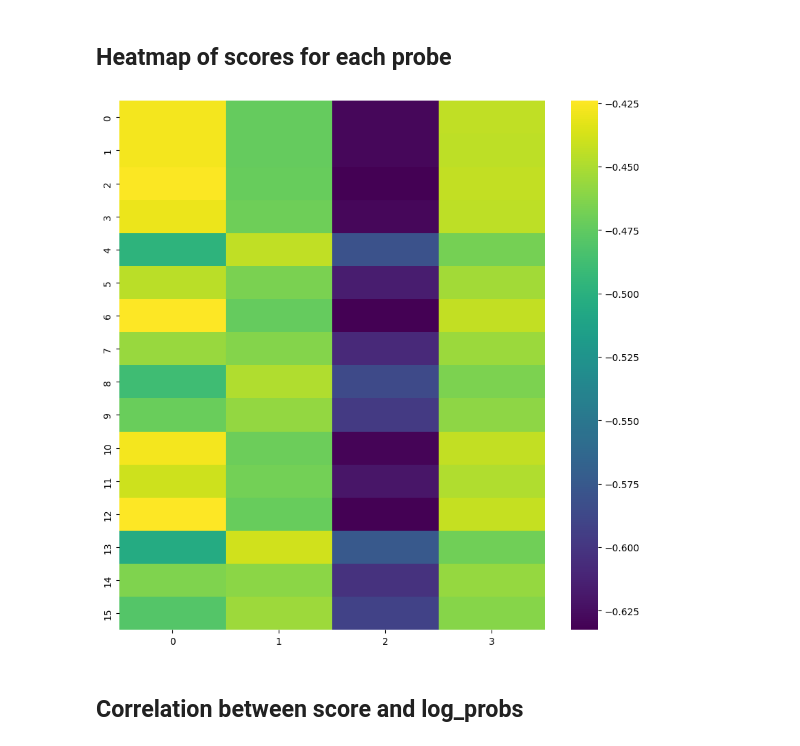
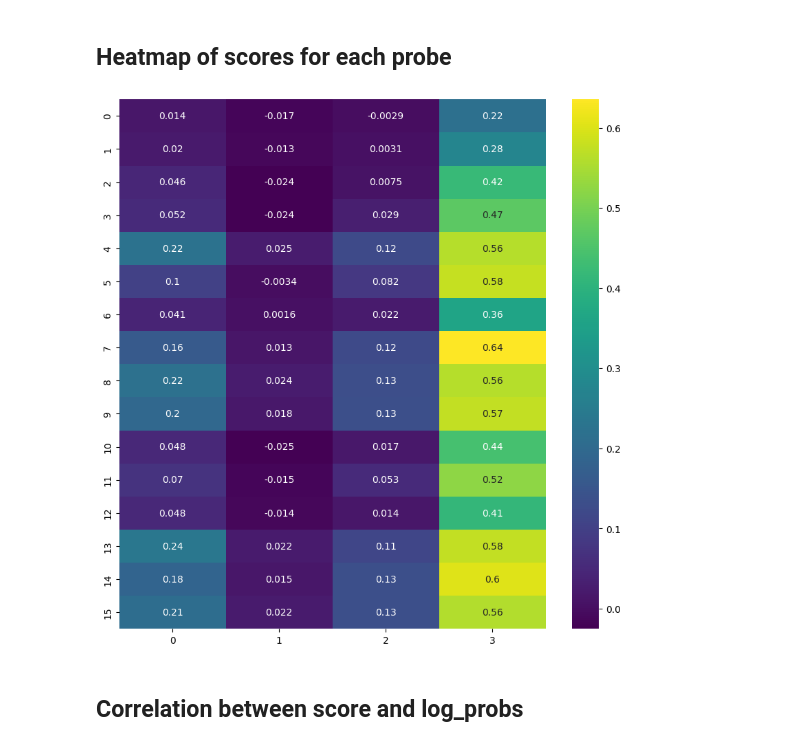
Before and after one commit to gboxo/Zym_SAEs, a Jupyter notebook: experiments/Detect Synth Probing/n_sequences.ipynb, the cells around one changed output. Cells and saved outputs as stored; diff of their text form; code cells hidden in the pictures.

```diff
--- a/experiments/Detect Synth Probing/n_sequences.ipynb
+++ b/experiments/Detect Synth Probing/n_sequences.ipynb
@@ -119,14 +119,14 @@ for file in files:
 ## Get representations without EC labels
 # %%
 names_filter = lambda x: x.endswith("26.hook_resid_pre")
-ec = "4.2.1.46"
+ec = "4.2.1.1"
 all_logits = []
 all_activations = []
 all_perplexities = []
 all_log_probs = []
 with torch.no_grad():
     for seq in sequences:
-        inputs = tokenizer.encode(seq, return_tensors="pt").to("cuda")
+        inputs = tokenizer.encode(f"{ec}<sep><start>{seq}", return_tensors="pt").to("cuda")
         logits, cache = model.run_with_cache(inputs, names_filter=names_filter)
         all_activations.append(cache["blocks.26.hook_resid_pre"])
         all_logits.append(logits)
@@ -159,10 +159,13 @@ plt.show()
 ## Compute scores for all probes
 # %%
 score_per_probe = {}
+scores_per_probe = {}
 for i, coef in enumerate(coefs):
     score_per_probe[i] = {}
+    scores_per_probe[i] = {}
     for j, feature in enumerate(all_features):
         log_probs = all_log_probs[j]
         normalized_log_probs = (log_probs - np.min(log_probs)) / (np.max(log_probs) - np.min(log_probs))
         score = coef @ feature.toarray().T
         score_per_probe[i][j] = np.mean(score[0][1:] * normalized_log_probs)
+        scores_per_probe[i][j] = score[0][1:]
@@ -174,12 +183,12 @@ score.shape
 ## Heatmap of scores for each probe
 # %%
 X = np.array([[score_per_probe[i][j] for j in range(len(all_features))] for i in range(4,len(probes))])
-X_norm = X / np.linalg.norm(X, axis=1, keepdims=True)
+#X_norm = X / np.linalg.norm(X, axis=1, keepdims=True)
 plt.figure(figsize=(10, 10))
-sns.heatmap(X_norm, cmap="viridis")
+sns.heatmap(X, cmap="viridis", annot=True)
 plt.show()
 # %% [output]
-[figure, old version]
+[figure, new version]
 # %% [markdown]
 ## Correlation between score and log_probs
 # %%
```
Also changed, not shown: parts of 4 cells of this notebook, 4 other files.
